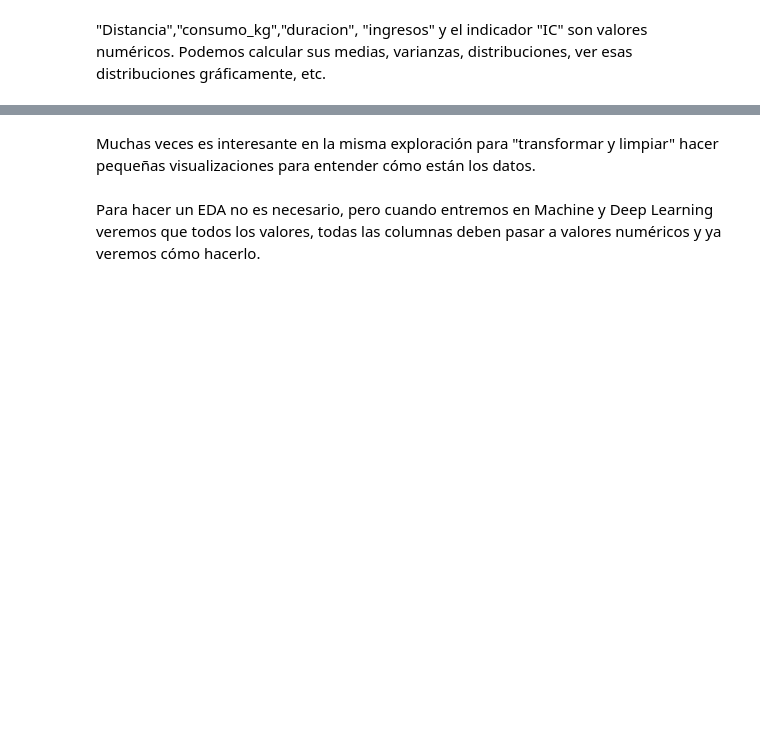
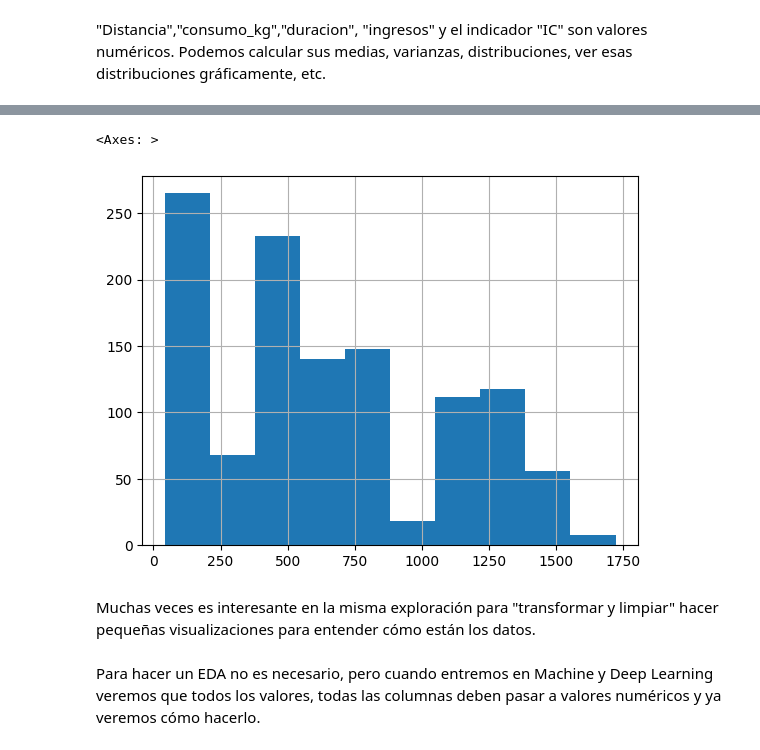
Before and after one commit to eleacos/DS-Online-Elena-Acosta, a Jupyter notebook: 03_Data_Analysis/Sprint_05/Unidad_01_Introduccion_Procesos_ETL/01_Workout/04_Tipos_de_Datos.ipynb, the cells around one changed output, grey strips where cells are left out. Saved outputs shown, nothing was run; the diff lists cells and outputs as text; code cells hidden in the pictures; blank space fills up the shorter version.

```diff
--- a/03_Data_Analysis/Sprint_05/Unidad_01_Introduccion_Procesos_ETL/01_Workout/04_Tipos_de_Datos.ipynb
+++ b/03_Data_Analysis/Sprint_05/Unidad_01_Introduccion_Procesos_ETL/01_Workout/04_Tipos_de_Datos.ipynb
@@ -30,3 +87,8 @@ Es decir los campos o características o columnas que contienen valores numéric
+# %%
+df_datos.duracion.hist()
+# %% [output]
+<Axes: >
+[figure, added]
 # %% [markdown]
 Muchas veces es interesante en la misma exploración para "transformar y limpiar" hacer pequeñas visualizaciones para entender cómo están los datos.
 # %% [markdown]
```
Also changed, not shown: parts of 13 cells of this notebook, 4 other files.
